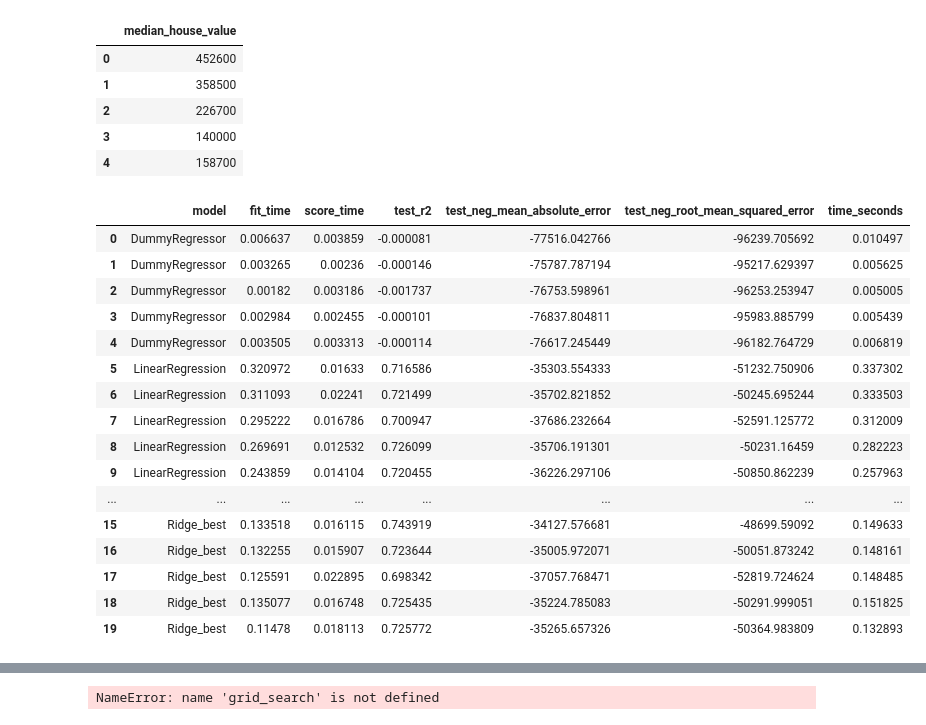
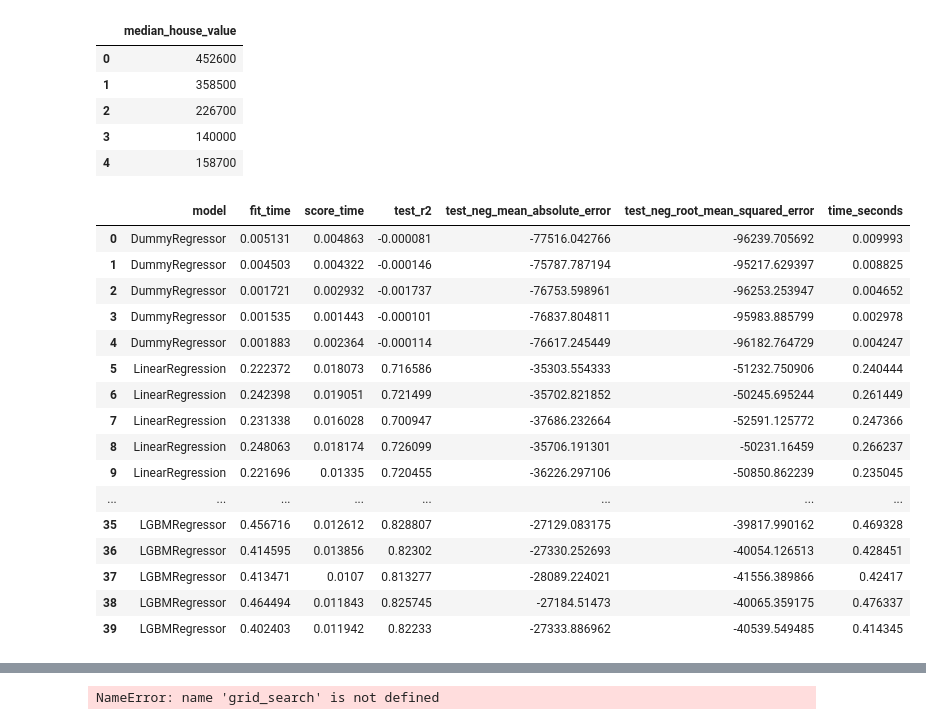
Before and after one commit to HilarioMarques/ArvoreDecisao_Regressao_PrecosCasasCalifornia, a Jupyter notebook: notebooks/Modelos.ipynb, the cells around one changed output, grey strips where cells are left out. Cells and saved outputs as stored; diff of their text form; code cells hidden in the pictures.

```diff
--- a/notebooks/Modelos.ipynb
+++ b/notebooks/Modelos.ipynb
@@ -148,50 +148,58 @@ regressors = {
     },
 
     #arvores
     "DecisionTreeRegressor": {
         "preprocessor": preprocessamento_arvore,
         "regressor": DecisionTreeRegressor(random_state=RANDOM_STATE),
         "target_transformer": None,
     },
+
     "RandomForestRegressor": {
         "preprocessor": preprocessamento_arvore,
         "regressor": RandomForestRegressor(random_state=RANDOM_STATE),
         "target_transformer": None,
     },
+
     "XGBRegressor": {
         "preprocessor": preprocessamento_arvore,
-        "regressor": XGBRegressor(random_state=RANDOM_STATE, n_jobs=),
+        "regressor": XGBRegressor(random_state=RANDOM_STATE, n_jobs=-1),
+        "target_transformer": None,
+    },
+
+    "LGBMRegressor": {
+        "preprocessor": preprocessamento_arvore,
+        "regressor": LGBMRegressor(random_state=RANDOM_STATE, n_jobs=-1, verbose=-1),
         "target_transformer": None,
     },
 }
 
 
 resultados = {
     nome_modelo: treinar_e_validar_modelo_regressao(X, y, **regressor)
     for nome_modelo, regressor in regressors.items()
 }
 
 df_resultados = organiza_resultados(resultados)
 
 df_resultados
 # %% [output]
 |  | model | fit_time | score_time | test_r2 | test_neg_mean_absolute_error | test_neg_root_mean_squared_error | time_seconds |
-| 0 | DummyRegressor | 0.006637 | 0.003859 | -0.000081 | -77516.042766 | -96239.705692 | 0.010497 |
-| 1 | DummyRegressor | 0.003265 | 0.00236 | -0.000146 | -75787.787194 | -95217.629397 | 0.005625 |
-| 2 | DummyRegressor | 0.00182 | 0.003186 | -0.001737 | -76753.598961 | -96253.253947 | 0.005005 |
-| 3 | DummyRegressor | 0.002984 | 0.002455 | -0.000101 | -76837.804811 | -95983.885799 | 0.005439 |
-| 4 | DummyRegressor | 0.003505 | 0.003313 | -0.000114 | -76617.245449 | -96182.764729 | 0.006819 |
-| 5 | LinearRegression | 0.320972 | 0.01633 | 0.716586 | -35303.554333 | -51232.750906 | 0.337302 |
-| 6 | LinearRegression | 0.311093 | 0.02241 | 0.721499 | -35702.821852 | -50245.695244 | 0.333503 |
-| 7 | LinearRegression | 0.295222 | 0.016786 | 0.700947 | -37686.232664 | -52591.125772 | 0.312009 |
-| 8 | LinearRegression | 0.269691 | 0.012532 | 0.726099 | -35706.191301 | -50231.16459 | 0.282223 |
-| 9 | LinearRegression | 0.243859 | 0.014104 | 0.720455 | -36226.297106 | -50850.862239 | 0.257963 |
+| 0 | DummyRegressor | 0.005131 | 0.004863 | -0.000081 | -77516.042766 | -96239.705692 | 0.009993 |
+| 1 | DummyRegressor | 0.004503 | 0.004322 | -0.000146 | -75787.787194 | -95217.629397 | 0.008825 |
+| 2 | DummyRegressor | 0.001721 | 0.002932 | -0.001737 | -76753.598961 | -96253.253947 | 0.004652 |
+| 3 | DummyRegressor | 0.001535 | 0.001443 | -0.000101 | -76837.804811 | -95983.885799 | 0.002978 |
+| 4 | DummyRegressor | 0.001883 | 0.002364 | -0.000114 | -76617.245449 | -96182.764729 | 0.004247 |
+| 5 | LinearRegression | 0.222372 | 0.018073 | 0.716586 | -35303.554333 | -51232.750906 | 0.240444 |
+| 6 | LinearRegression | 0.242398 | 0.019051 | 0.721499 | -35702.821852 | -50245.695244 | 0.261449 |
+| 7 | LinearRegression | 0.231338 | 0.016028 | 0.700947 | -37686.232664 | -52591.125772 | 0.247366 |
+| 8 | LinearRegression | 0.248063 | 0.018174 | 0.726099 | -35706.191301 | -50231.16459 | 0.266237 |
+| 9 | LinearRegression | 0.221696 | 0.01335 | 0.720455 | -36226.297106 | -50850.862239 | 0.235045 |
 | ... | ... | ... | ... | ... | ... | ... | ... |
-| 15 | Ridge_best | 0.133518 | 0.016115 | 0.743919 | -34127.576681 | -48699.59092 | 0.149633 |
-| 16 | Ridge_best | 0.132255 | 0.015907 | 0.723644 | -35005.972071 | -50051.873242 | 0.148161 |
-| 17 | Ridge_best | 0.125591 | 0.022895 | 0.698342 | -37057.768471 | -52819.724624 | 0.148485 |
-| 18 | Ridge_best | 0.135077 | 0.016748 | 0.725435 | -35224.785083 | -50291.999051 | 0.151825 |
-| 19 | Ridge_best | 0.11478 | 0.018113 | 0.725772 | -35265.657326 | -50364.983809 | 0.132893 |
+| 35 | LGBMRegressor | 0.456716 | 0.012612 | 0.828807 | -27129.083175 | -39817.990162 | 0.469328 |
+| 36 | LGBMRegressor | 0.414595 | 0.013856 | 0.82302 | -27330.252693 | -40054.126513 | 0.428451 |
+| 37 | LGBMRegressor | 0.413471 | 0.0107 | 0.813277 | -28089.224021 | -41556.389866 | 0.42417 |
+| 38 | LGBMRegressor | 0.464494 | 0.011843 | 0.825745 | -27184.51473 | -40065.359175 | 0.476337 |
+| 39 | LGBMRegressor | 0.402403 | 0.011942 | 0.82233 | -27333.886962 | -40539.549485 | 0.414345 |
 # %%
 df_resultados.groupby("model").mean().sort_values(by="test_neg_root_mean_squared_error")
 # %% [output]
```
Also changed, not shown: parts of 2 cells of this notebook.
